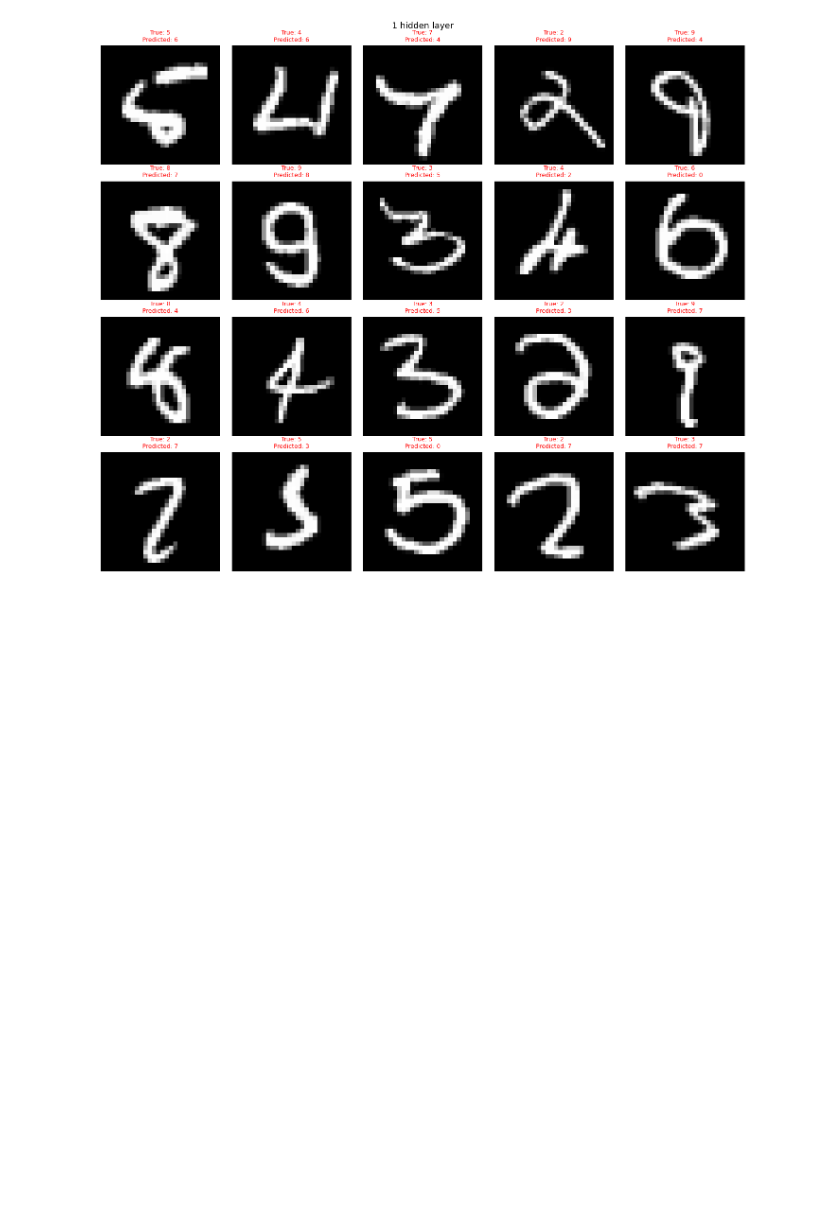
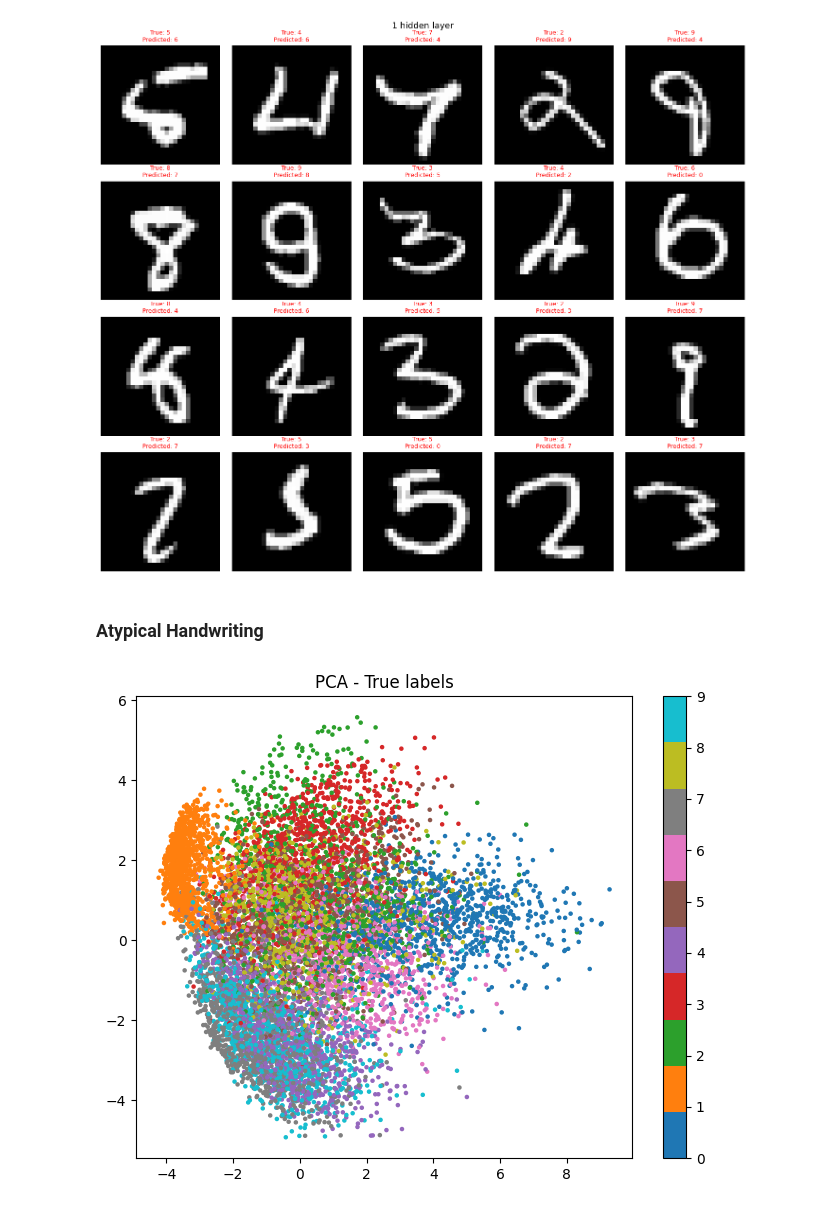
Before and after one commit to Corentin-Monsallier/Machine-Learning, a Jupyter notebook: main.ipynb, the cells around one changed output. Drawn from its saved outputs; the diff is of its cells as text; code cells hidden in the pictures; blank space fills up the shorter version.

Commit message:
1.2.3 atypical hand

```diff
--- a/main.ipynb
+++ b/main.ipynb
@@ -471,3 +474,20 @@ display_errors(erreurs_h1,  x_test, true_labels, pred_h1,  "1 hidden layer")
 # %% [output]
 [figure]
 [figure]
+# %% [markdown]
+### Atypical Handwriting
+# %%
+from sklearn.decomposition import PCA
+
+# Reduce dimension from 784 -> 2
+pca_reduced =  PCA(n_components = 2)
+X_pca = pca_reduced.fit_transform(x_test)
+# %%
+# each color = 1 digit, clusters overlapping each other => ambiguous digit
+plt.figure(figsize=(8,6))
+plt.scatter(X_pca[:,0], X_pca[:,1], c=true_labels, cmap='tab10', s=5)
+plt.colorbar()
+plt.title("PCA - True labels")
+plt.show()
+# %% [output]
+[figure, added]
```
Also changed, not shown: parts of 4 cells of this notebook.
